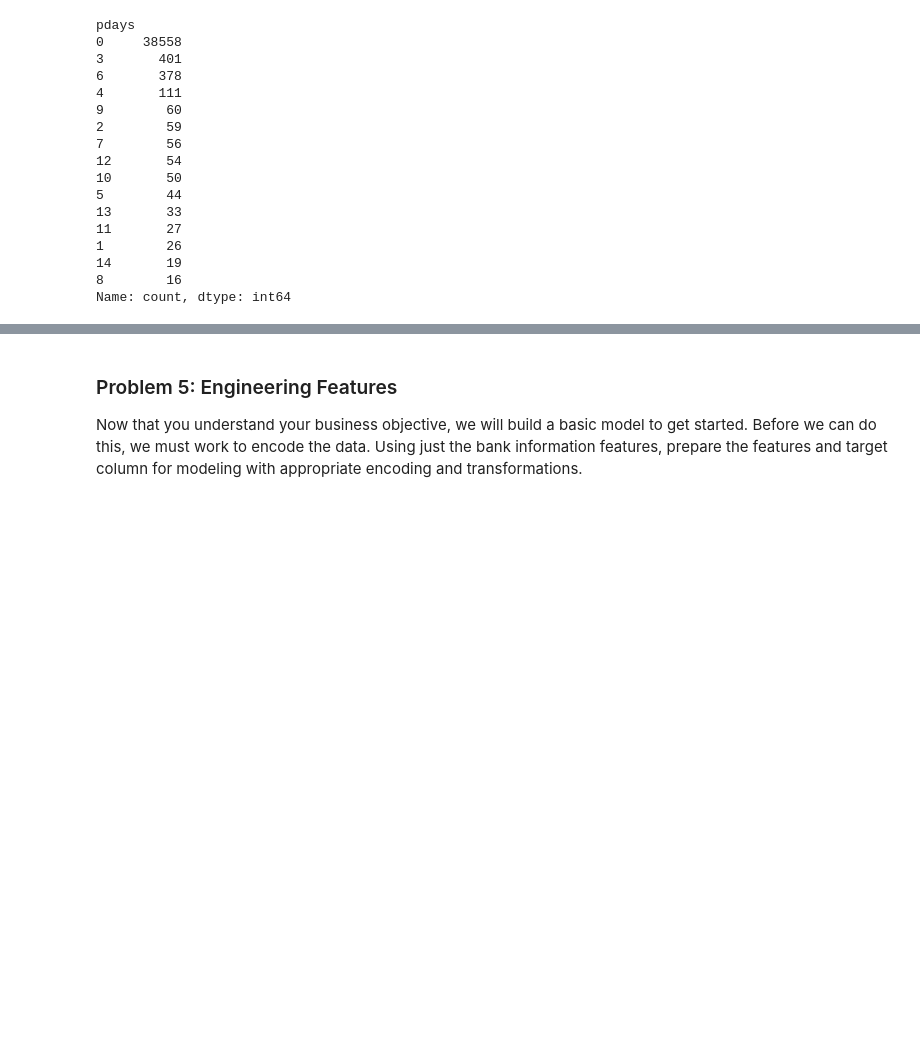
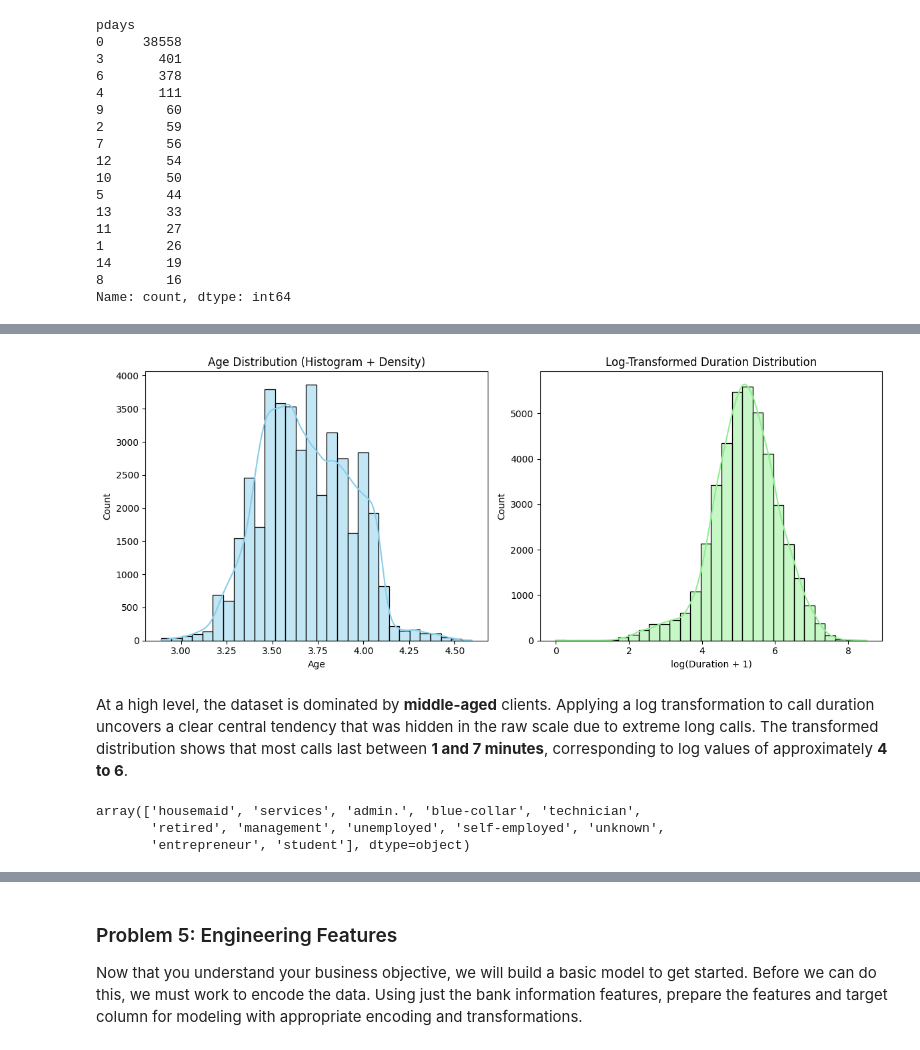
Before and after one commit to micwill755/UB-Application3, a Jupyter notebook: prompt_III.ipynb, the cells around one changed output, grey strips where cells are left out. Drawn from its saved outputs; the diff is of its cells as text; code cells hidden in the pictures; blank space fills up the shorter version.

```diff
--- a/prompt_III.ipynb
+++ b/prompt_III.ipynb
@@ -579,0 +502,26 @@ memory usage: 6.6+ MB
+# %%
+df_log = df[['age', 'duration']].apply(lambda x: np.log(x + 1))
+fig, axes = plt.subplots(1, 2, figsize=(12, 5))
+
+sns.histplot(data=df_log, x="age", bins=30, kde=True, ax=axes[0], color="skyblue")
+axes[0].set_title("Age Distribution (Histogram + Density)")
+axes[0].set_xlabel("Age")
+axes[0].set_ylabel("Count")
+
+sns.histplot(data=df_log, x="duration", bins=30, kde=True, ax=axes[1], color="lightgreen")
+axes[1].set_title("Log-Transformed Duration Distribution")
+axes[1].set_xlabel("log(Duration + 1)")
+axes[1].set_ylabel("Count")
+
+plt.tight_layout()
+plt.show()
+# %% [output]
+[figure, added]
+# %% [markdown]
+At a high level, the dataset is dominated by **middle-aged** clients. Applying a log transformation to call duration uncovers a clear central tendency that was hidden in the raw scale due to extreme long calls. The transformed distribution shows that most calls last between **1 and 7 minutes**, corresponding to log values of approximately **4 to 6**.
+# %%
+df['job'].unique()
+# %% [output]
+array(['housemaid', 'services', 'admin.', 'blue-collar', 'technician',
+       'retired', 'management', 'unemployed', 'self-employed', 'unknown',
+       'entrepreneur', 'student'], dtype=object)
```
Also changed, not shown: parts of 46 cells of this notebook.
